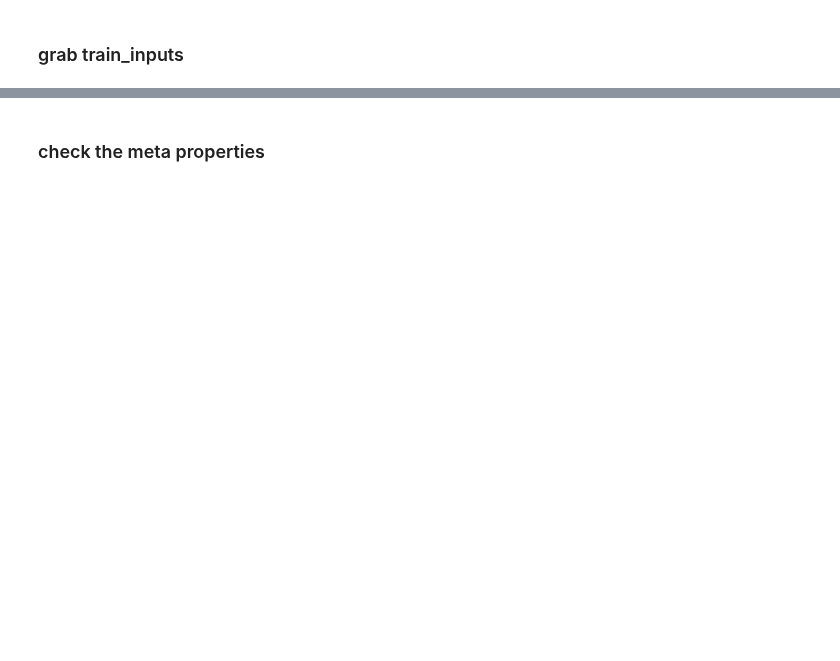
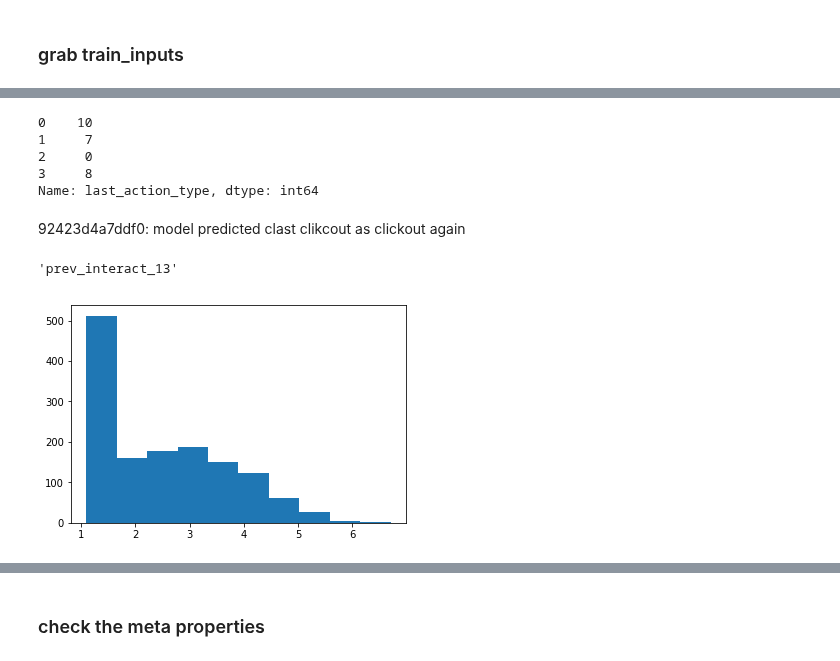
Before and after one commit to samshipengs/naps, a Jupyter notebook: cat_model_checking.ipynb, the cells around one changed output, grey strips where cells are left out. Cells and saved outputs as stored; diff of their text form; code cells hidden in the pictures; blank space fills up the shorter version.

```diff
--- a/cat_model_checking.ipynb
+++ b/cat_model_checking.ipynb
@@ -166,0 +404,8 @@ shap.summary_plot(shap_values[0], xtrain)#, plot_type='dot')
+# %%
+input_demo.last_action_type
+# %% [output]
+0    10
+1     7
+2     0
+3     8
+Name: last_action_type, dtype: int64
@@ -166,0 +433,12 @@ shap.summary_plot(shap_values[0], xtrain)#, plot_type='dot')
+# %% [markdown]
+92423d4a7ddf0: model predicted clast clikcout as clickout again
+# %%
+cols = [c for c in train_inputs.columns if 'prev' in c]
+c = np.random.choice(cols, 1)[0]
+c
+# %% [output]
+'prev_interact_13'
+# %%
+_ = plt.hist(np.log1p(1+train_inputs[c]), bins=10)
+# %% [output]
+[figure, added]
```
Also changed, not shown: parts of 101 cells of this notebook, 9 other files.
